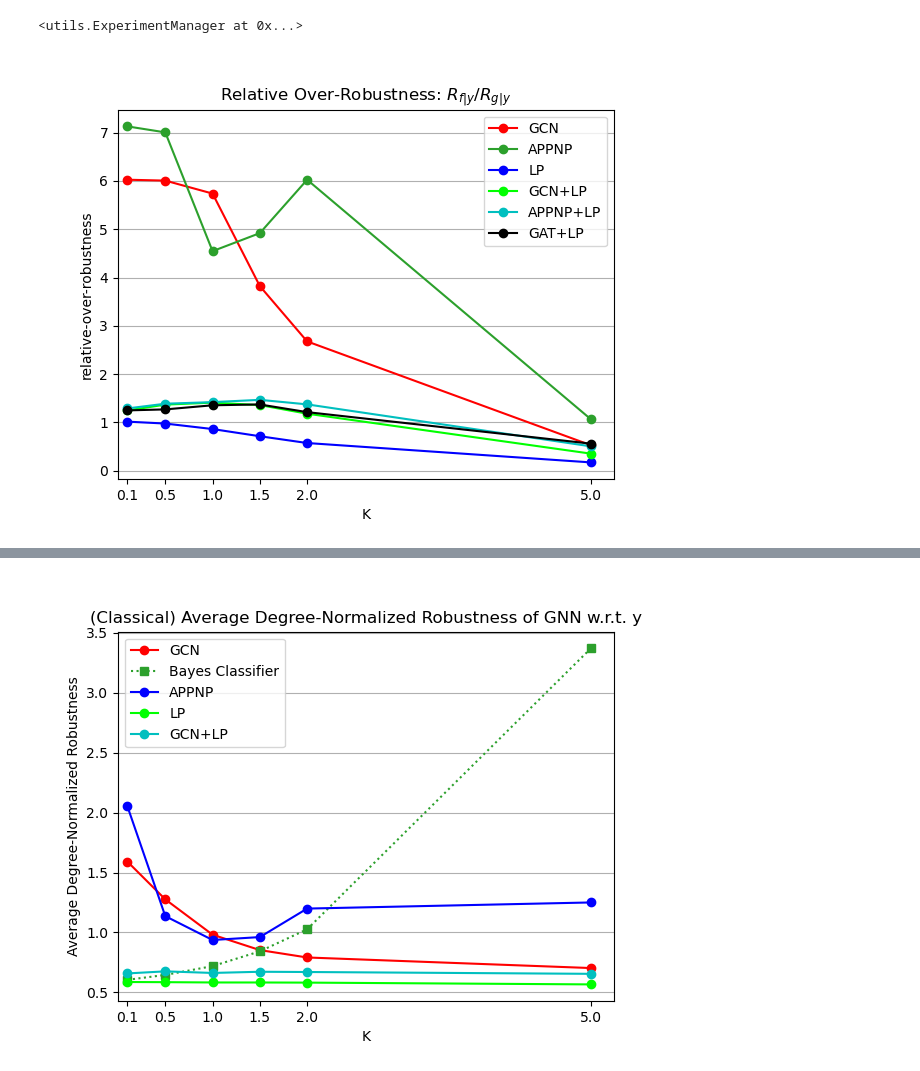
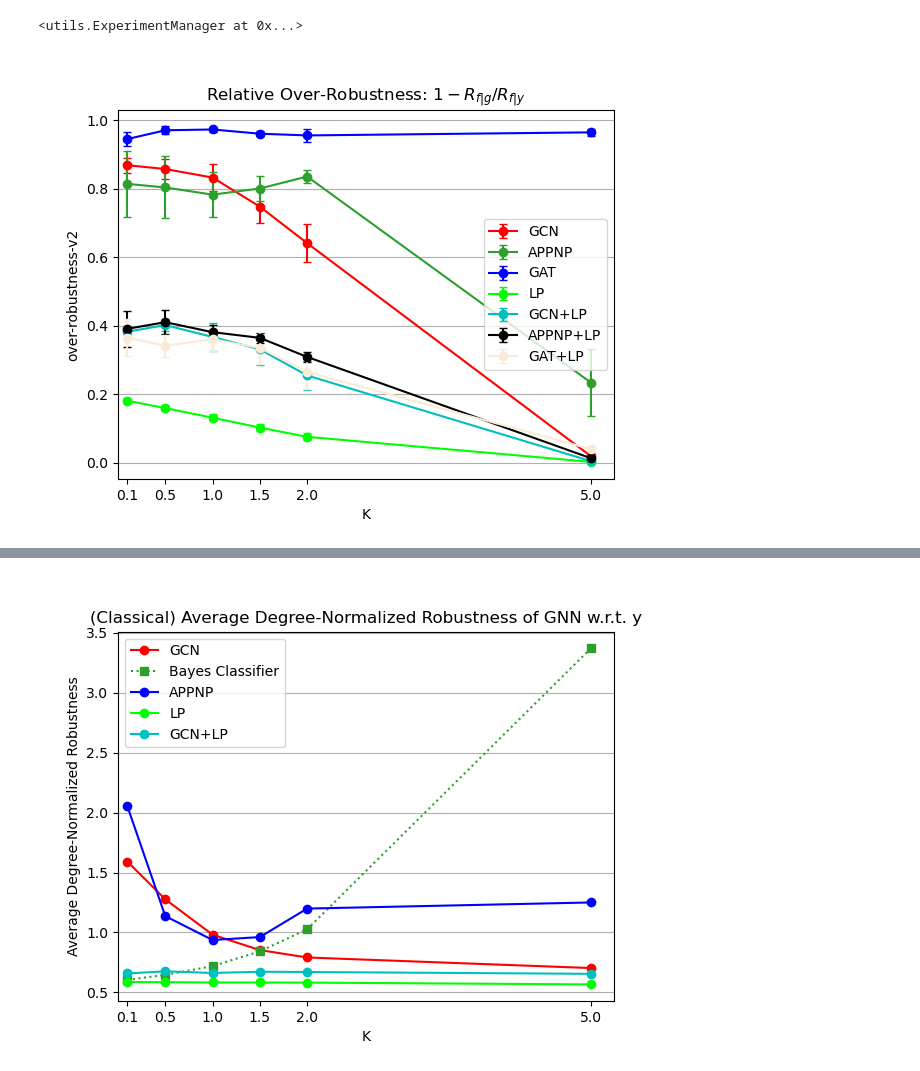
Before and after one commit to saper0/revisiting_robustness, a Jupyter notebook: notebooks/robustness/over_robustness.ipynb, the cells around one changed output, grey strips where cells are left out. Saved outputs shown, nothing was run; the diff lists cells and outputs as text; code cells hidden in the pictures.

```diff
--- a/notebooks/robustness/over_robustness.ipynb
+++ b/notebooks/robustness/over_robustness.ipynb
@@ -106,3 +106,5 @@ experiments = [gcn_exp, gcn_exp_weak,
                appnp_lp_exp, appnp_lp_exp_weak,
                gat_lp_exp, gat_lp_exp_weak]
 experiment_manager = ExperimentManager(experiments)
+# %%
+experiment_manager = ExperimentManager([gcn_exp])
@@ -128,8 +143,8 @@ K: 5.0
 [-1.378960453960455, -1.4042225978182765, -1.4630803220958652, -1.0883978970376025, -1.422056262118375, -1.647227535023622, -1.149098502639951, -1.5341368193991634, -1.430805012184679, -1.495229648949 ...
 <utils.ExperimentManager at 0x...>
 # %%
-models = ["GCN", "APPNP", "LP", "GCN+LP", "APPNP+LP", "GAT+LP"]
-title = "Relative Over-Robustness: $R_{f|y} / R_{g|y}$"
-experiment_manager.plot(name="relative-over-robustness", attack="l2-weak", models=models, errorbars=False, title=title)
+models = ["GCN", "APPNP", "GAT", "LP", "GCN+LP", "APPNP+LP", "GAT+LP"]
+title = "Relative Over-Robustness: $1 - R_{f|g} / R_{f|y}$"
+experiment_manager.plot(name="over-robustness-v2", attack="l2-weak", models=models, errorbars=True, title=title)
 # %% [output]
-[figure, old version]
+[figure, new version]
```
Also changed, not shown: parts of 20 cells of this notebook, 1 other file.
